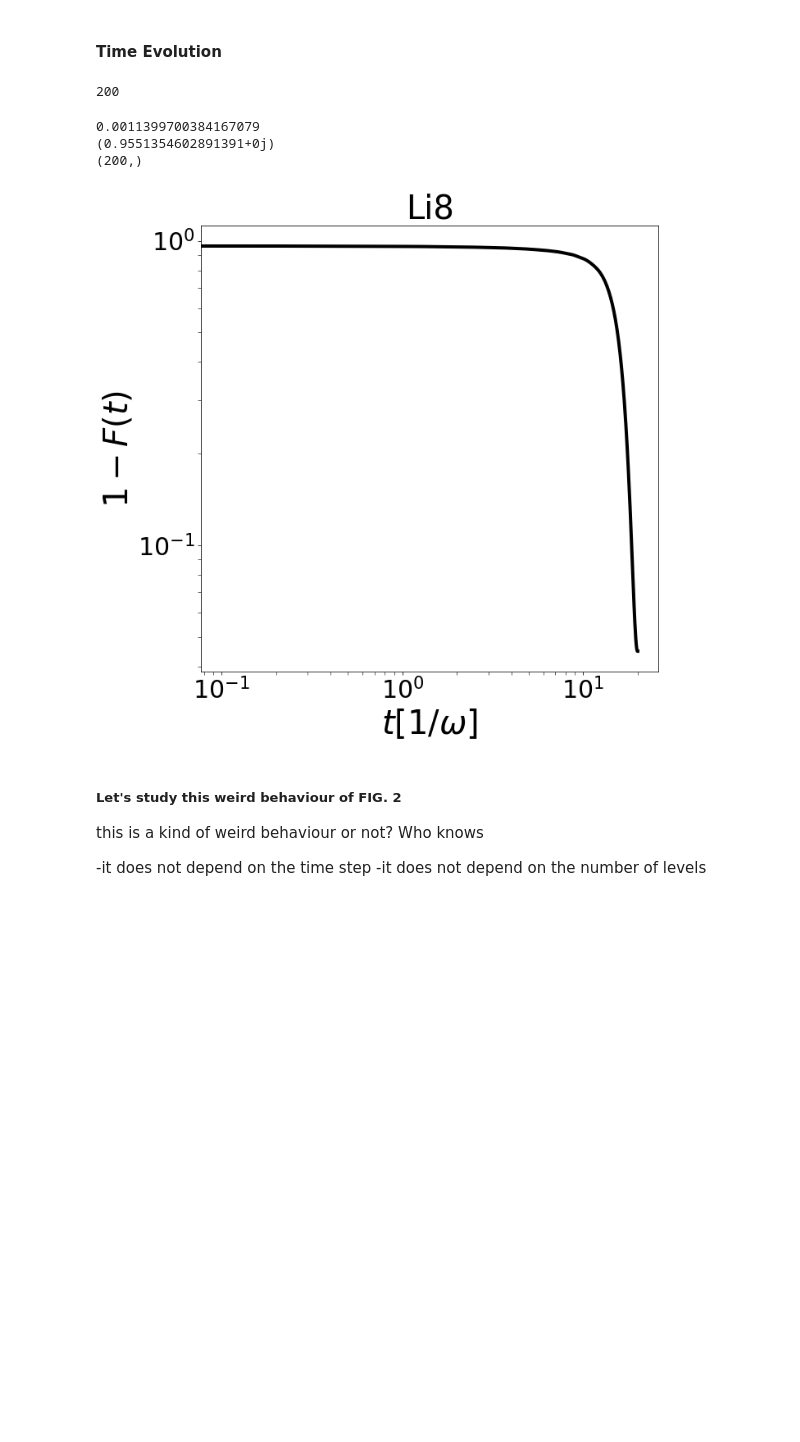
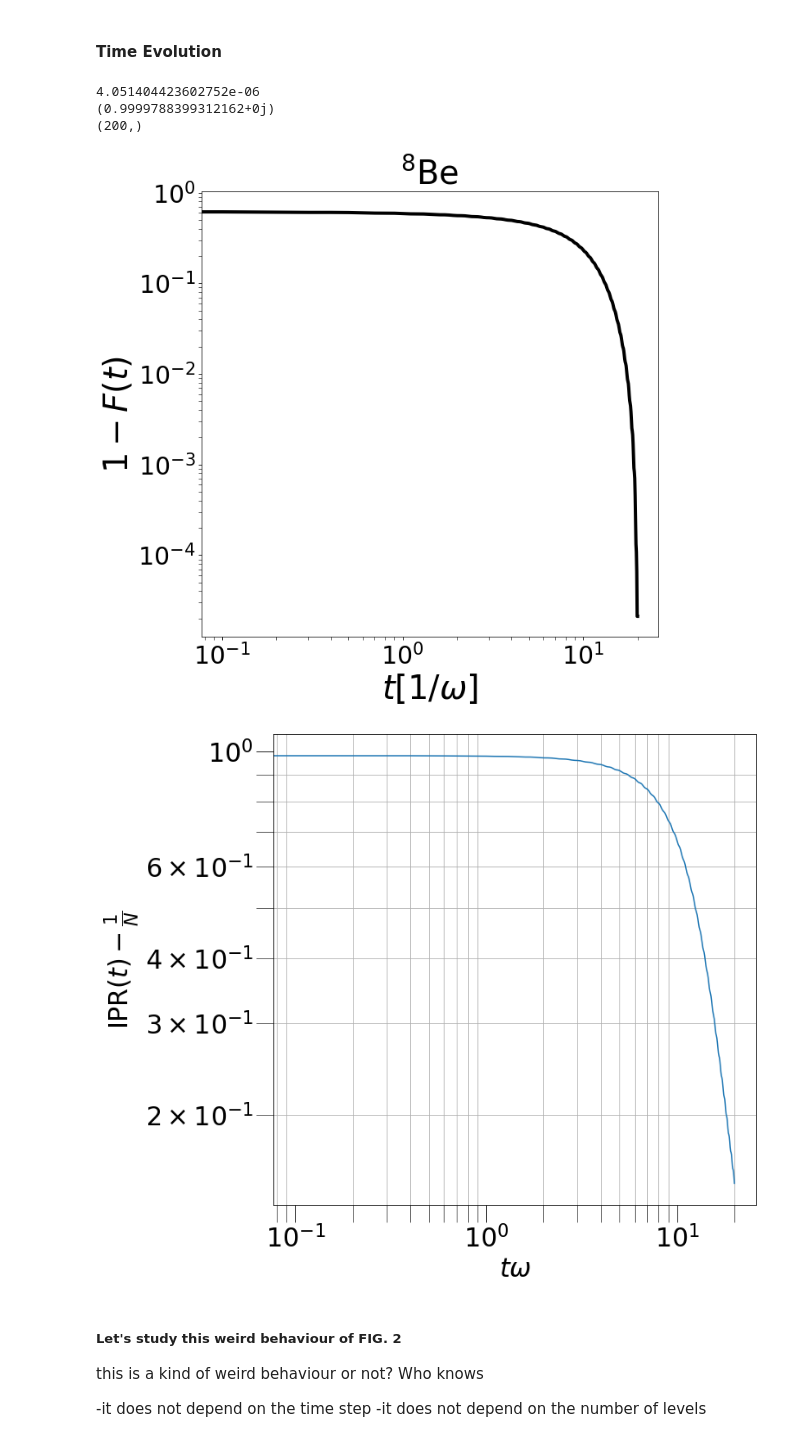
Before and after one commit to emacosta95/2nd_qa4nsm, a Jupyter notebook: OddOddNucleiPshell.ipynb, the cells around one changed output. Drawn from its saved outputs; the diff is of its cells as text; code cells hidden in the pictures; blank space fills up the shorter version.

```diff
--- a/OddOddNucleiPshell.ipynb
+++ b/OddOddNucleiPshell.ipynb
@@ -105,6 +106,11 @@ for state in SPS.state_encoding:
 
 Moperator.get_external_potential(diag_m)
 Moperator.get_hamiltonian()
+
+
+QQoperator=FermiHubbardHamiltonian(size_a=size_a,size_b=size_b,nparticles_a=nparticles_a,nparticles_b=nparticles_b,symmetries=[SPS.total_M_zero])
+QQoperator.get_twobody_interaction(twobody_dict=matrix_qq)
+QQoperator.get_hamiltonian()
 # %% [output]
 Computing the matrix, pls wait... (u_u)
 # %% [markdown]
@@ -275,6 +287,8 @@ psi_spectrum = np.zeros((nlevels, InitialHamiltonian.basis.shape[0]))
 n_evolution=np.zeros((nlevels,ngrid, InitialHamiltonian.basis.shape[-1]))
 j_values=np.zeros_like(spectrum)
 m_values = np.zeros_like(spectrum)
+qq_values=np.zeros_like(spectrum)
+
 comm=np.zeros_like(spectrum)
 plt.plot(lambd)
 plt.plot(1-lambd)
@@ -290,7 +304,7 @@ for i in trange(ngrid):
     for a in range(psis.shape[-1]):
         j_values[a,i]=J2cki.j_value(psi=psis[:,a])
         m_values[a,i]=psis[:,a].transpose().conjugate().dot(Moperator.hamiltonian.dot(psis[:,a]))
-
+        qq_values[a,i]=psis[:,a].transpose().conjugate().dot(QQoperator.hamiltonian.dot(psis[:,a]))
     spectrum[:,i]=values
 # %% [markdown]
 Plots
@@ -366,19 +380,35 @@ plt.show()
 #### Time Evolution
 # %%
 
-tf = 20#/average_unit_energy
+### final time of the simulation
+tf = 20
+
+### we fix the nsteps such that dt=0.1
 nstep=int(tf*10)
-print(nstep)
+
+
 nlevels=5
 time = np.linspace(0.0, tf, nstep)
+
+### psi is initialized to be the gs of the target hamiltonian
 psi = psi_initial
+
+### we stored the spectrum
 spectrum = np.zeros((nlevels, nstep))
 probabilities=np.zeros((nlevels, nstep))
+
+### we need the dt for the simulation
 dt=time[1]-time[0]
+
+### stored energy (variance is deprecated actually)
 eng_t=[]
 variance_t=[]
+
+### stored fidelity
 fidelity_t=[]
 fidelity_psi0_t=[]
+ipr_t=[]
+
 lambd=1-time/tf
 #gamma=1/(tf/2)
 #lambd=np.exp(-gamma*time)
@@ -390,6 +420,9 @@ for i in trange(nstep):
     ) #+lambd[i]*(1-lambd[i]) * IntermediateHamiltonian.hamiltonian
     values, psis = eigsh(time_hamiltonian, k=nlevels, which="SA")
     psi=expm_multiply(-1j*dt*time_hamiltonian,psi)
+
+    ### compute the IPR
+    ipr_t.append(np.sum((psi.conjugate()*psi)**2))
 
     e_ave=psi.conjugate().transpose()@ time_hamiltonian @ psi
     e_square_ave = (
@@ -425,23 +458,34 @@ variance_t=np.asarray(variance_t)
 print(np.abs((egs-eng_t[-1])/egs))
 print(fidelity)
 print(eng_t.shape)
+ipr_t=np.asarray(ipr_t)
 # %% [output]
-200
+4.051404423602752e-06
+(0.9999788399312162+0j)
+(200,)
-0.0011399700384167079
-(0.9551354602891391+0j)
-(200,)
 # %%
 plt.figure(figsize=(10,10))
 plt.plot(time,1-fidelity_psi0_t,linewidth=4,color='black')
 plt.tick_params(which='major',labelsize=30,length=4)
 plt.tick_params(which='minor',length=4)
 plt.loglog()
 plt.xlabel(r'$t[1/\omega]$',fontsize=40)
-plt.title('Li8',fontsize=40)
+plt.title(title,fontsize=40)
 plt.ylabel(r'$1-F(t)$',fontsize=40)
 plt.show()
+
+plt.figure(figsize=(10,10))
+plt.plot(time,ipr_t-1/psi.shape[0])
+plt.xlabel(r'$t\omega$',fontsize=30)
+plt.ylabel(r'$\mathrm{IPR}(t)-\frac{1}{N}$',fontsize=30)
+plt.tick_params(which='major',labelsize=30,length=20)
+plt.tick_params(which='minor',labelsize=30,length=20)
+plt.grid(True,which='minor')
+plt.loglog()
+plt.show()
 # %% [output]
-[figure, old version]
+[figure, new version]
+[figure, added]
 # %% [markdown]
 ##### Let's study this weird behaviour of FIG. 2
 
```
Also changed, not shown: parts of 10 cells of this notebook, 7 other files.
